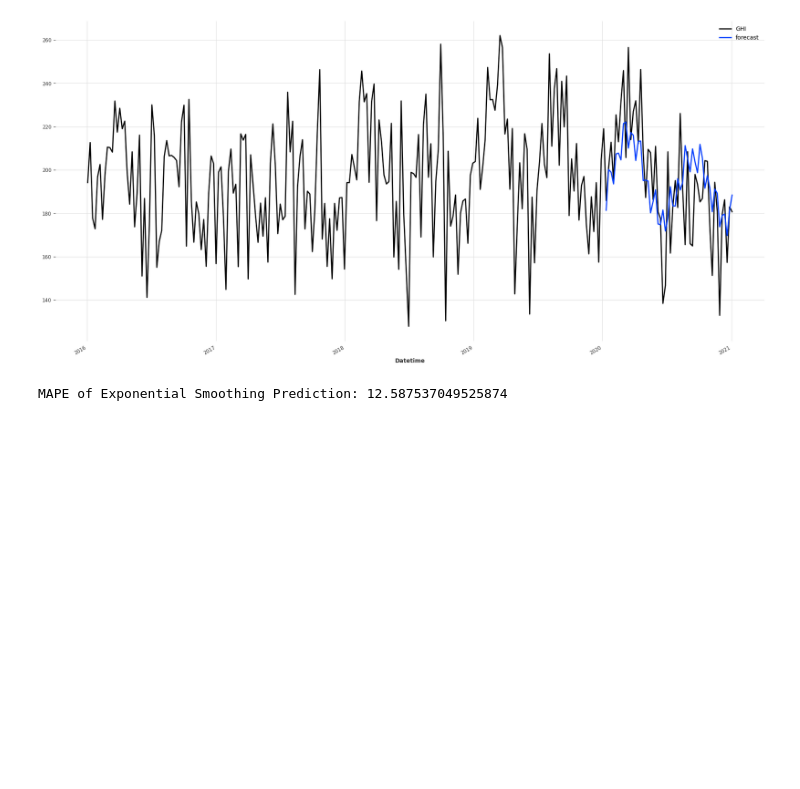
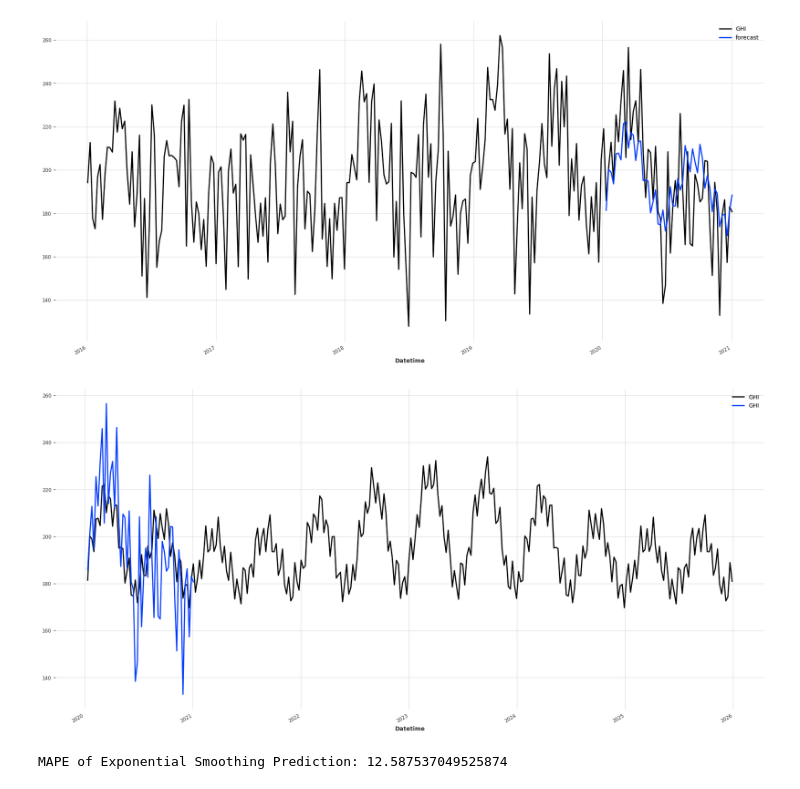
Before and after one commit to cai-yutian/pv-modelling-mirror, a Jupyter notebook: predict-irradiance.ipynb, the cells around one changed output. Drawn from its saved outputs; the diff is of its cells as text; code cells hidden in the pictures; blank space fills up the shorter version.

```diff
--- a/predict-irradiance.ipynb
+++ b/predict-irradiance.ipynb
@@ -131,6 +137,12 @@ plt.legend()
 # %% [output]
 <matplotlib.legend.Legend at 0x...>
 [figure]
+# %%
+plt.figure(figsize=(22,10))
+model.predict(52*6).plot()
+val.plot()
+# %% [output]
+[figure, added]
 # %%
 from darts.models import ExponentialSmoothing
 
```
Also changed, not shown: parts of 13 cells of this notebook, 2 other files.
